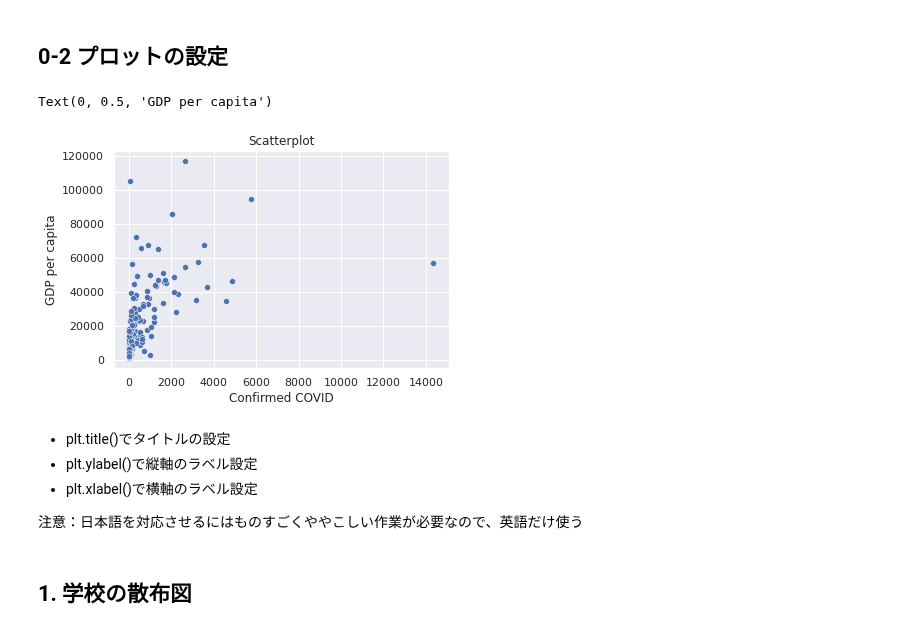
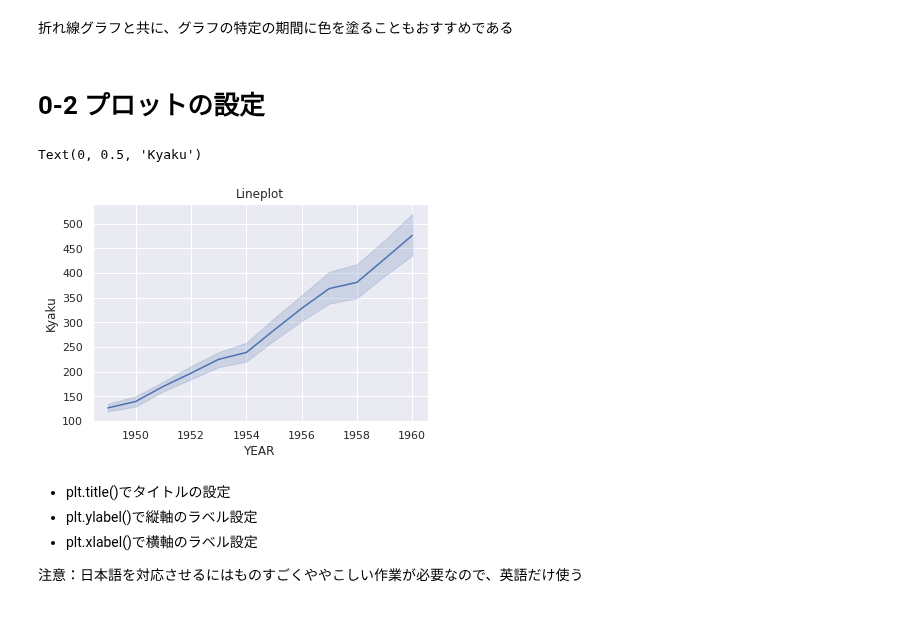
Before and after one commit to ChungWookyung/kg-jupyterlite-data-analysis, a Jupyter notebook: content/DA05/DA05.ipynb, the cells around one changed output. Drawn from its saved outputs; the diff is of its cells as text; code cells hidden in the pictures.

```diff
--- a/content/DA05/DA05.ipynb
+++ b/content/DA05/DA05.ipynb
@@ -16,4 +12,4 @@ sns.set_theme(style="darkgrid")
 # %%
-data = pd.read_csv(pyodide.open_url("https://raw.githubusercontent.com/ChungWookyung/kg-jupyterlite-data-analysis/main/content/DATA/covidGDP.csv"))
+data = pd.read_csv("https://raw.githubusercontent.com/ChungWookyung/kg-jupyterlite-data-analysis/main/content/DATA/flights.csv")
 data.head()
 # %% [output]
@@ -64,18 +51,18 @@ sns.scatterplot(data = data, x = "Confirmed", y = "GDP", style = "Continent")
+# %% [markdown]
+折れ線グラフと共に、グラフの特定の期間に色を塗ることもおすすめである
 # %% [markdown]
-## 0-2 プロットの設定
+# 0-2 プロットの設定
 # %%
-sns.scatterplot(data = data, x = "Confirmed", y = "GDP")
-plt.title("Scatterplot")
-plt.xlabel("Confirmed COVID")
-plt.ylabel("GDP per capita")
+sns.lineplot(data = data, x = "year", y = "passengers")
+plt.title("Lineplot")
+plt.xlabel("YEAR")
+plt.ylabel("Kyaku")
 # %% [output]
-Text(0, 0.5, 'GDP per capita')
+Text(0, 0.5, 'Kyaku')
-[figure, old version]
+[figure, new version]
 # %% [markdown]
 - plt.title()でタイトルの設定
 - plt.ylabel()で縦軸のラベル設定
 - plt.xlabel()で横軸のラベル設定
 
 注意：日本語を対応させるにはものすごくややこしい作業が必要なので、英語だけ使う
-# %% [markdown]
-## 1. 学校の散布図
```
Also changed, not shown: parts of 105 cells of this notebook.
